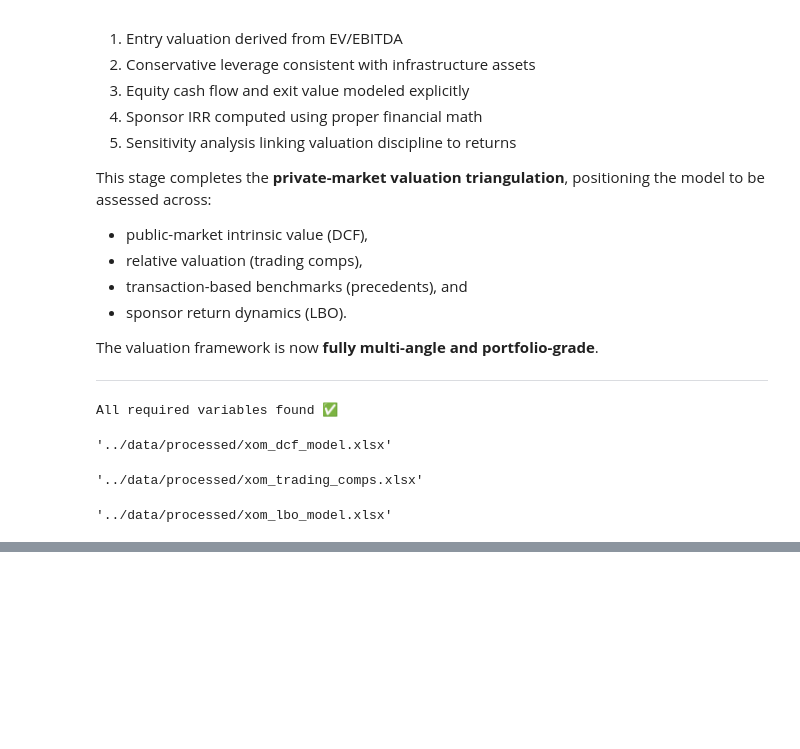
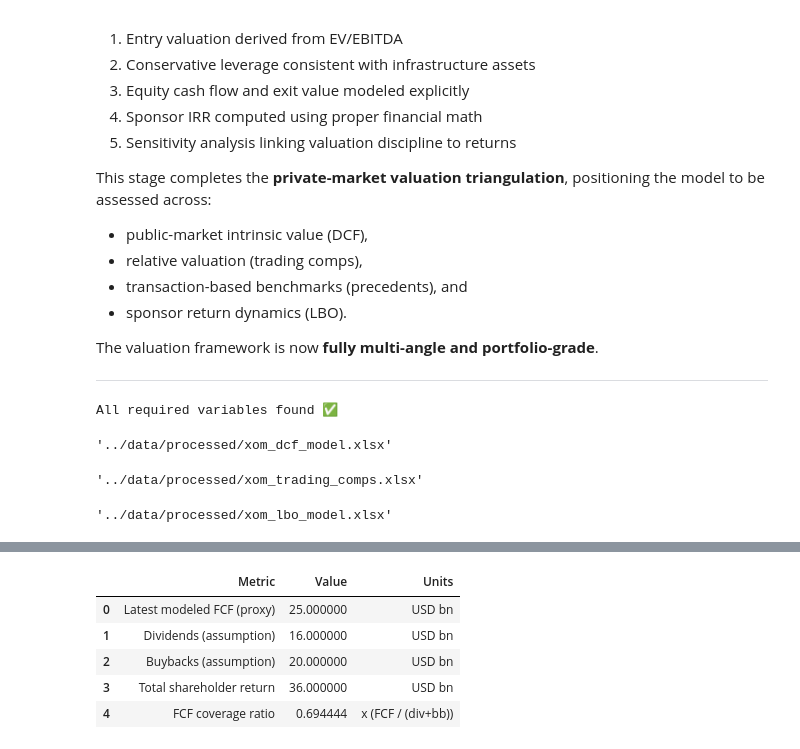
Before and after one commit to boztosunmelis-digi/exxonmobil-valuation, a Jupyter notebook: notebooks/valuation_demo.ipynb, the cells around one changed output, grey strips where cells are left out. Cells and saved outputs as stored; diff of their text form; code cells hidden in the pictures; blank space fills up the shorter version.

```diff
--- a/notebooks/valuation_demo.ipynb
+++ b/notebooks/valuation_demo.ipynb
@@ -1447,0 +1635,30 @@ Implied price: $70.45 | Spot: $115.98 | Mispricing: +65% (overvalued)
+# %%
+import pandas as pd
+import numpy as np
+
+# Use the latest year in your FCF series as a proxy for the near-term run-rate
+fcf_latest_bn = float(fcf_base[-1])  # $bn
+
+# User-input placeholders (update if/when you want)
+dividends_bn = 16.0   # $bn annual dividends (placeholder)
+buybacks_bn  = 20.0   # $bn annual buybacks (placeholder)
+
+total_return_bn = dividends_bn + buybacks_bn
+coverage = fcf_latest_bn / total_return_bn if total_return_bn > 0 else np.nan
+
+cr = pd.DataFrame([
+    ["Latest modeled FCF (proxy)", fcf_latest_bn, "USD bn"],
+    ["Dividends (assumption)", dividends_bn, "USD bn"],
+    ["Buybacks (assumption)", buybacks_bn, "USD bn"],
+    ["Total shareholder return", total_return_bn, "USD bn"],
+    ["FCF coverage ratio", coverage, "x (FCF / (div+bb))"],
+], columns=["Metric", "Value", "Units"])
+
+cr
+# %% [output]
+|  | Metric | Value | Units |
+| 0 | Latest modeled FCF (proxy) | 25.000000 | USD bn |
+| 1 | Dividends (assumption) | 16.000000 | USD bn |
+| 2 | Buybacks (assumption) | 20.000000 | USD bn |
+| 3 | Total shareholder return | 36.000000 | USD bn |
+| 4 | FCF coverage ratio | 0.694444 | x (FCF / (div+bb)) |
```
Also changed, not shown: parts of 12 cells of this notebook, 1 other file.
